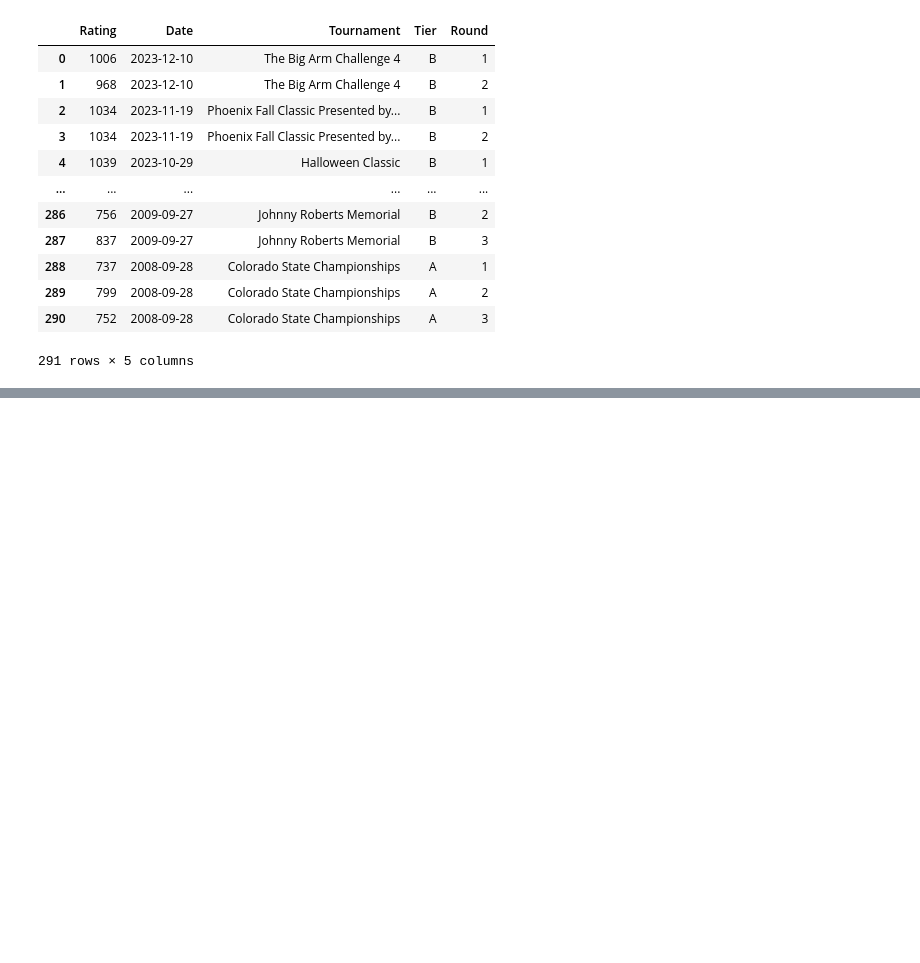
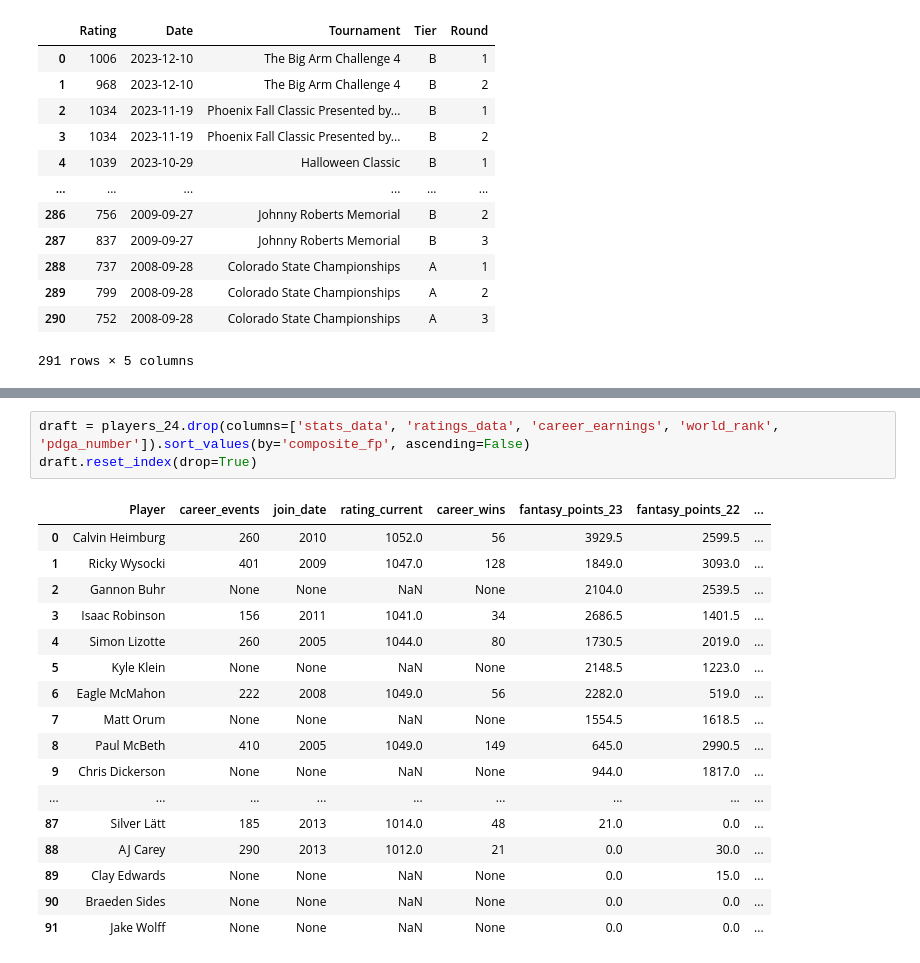
Before and after one commit to DustinEagar/fantasy_dgpt, a Jupyter notebook: fantasy_dg.ipynb, the cells around one changed output, grey strips where cells are left out. Cells and saved outputs as stored; diff of their text form; blank space fills up the shorter version.

```diff
--- a/fantasy_dg.ipynb
+++ b/fantasy_dg.ipynb
@@ -341,0 +523,21 @@ pd.DataFrame(players_24.iloc[0]['ratings_data'][0])
+# %%
+draft = players_24.drop(columns=['stats_data', 'ratings_data', 'career_earnings', 'world_rank', 'pdga_number']).sort_values(by='composite_fp', ascending=False)
+draft.reset_index(drop=True)
+# %% [output]
+|  | Player | career_events | join_date | rating_current | career_wins | fantasy_points_23 | fantasy_points_22 | ... |
+| 0 | Calvin Heimburg | 260 | 2010 | 1052.0 | 56 | 3929.5 | 2599.5 | ... |
+| 1 | Ricky Wysocki | 401 | 2009 | 1047.0 | 128 | 1849.0 | 3093.0 | ... |
+| 2 | Gannon Buhr | None | None | NaN | None | 2104.0 | 2539.5 | ... |
+| 3 | Isaac Robinson | 156 | 2011 | 1041.0 | 34 | 2686.5 | 1401.5 | ... |
+| 4 | Simon Lizotte | 260 | 2005 | 1044.0 | 80 | 1730.5 | 2019.0 | ... |
+| 5 | Kyle Klein | None | None | NaN | None | 2148.5 | 1223.0 | ... |
+| 6 | Eagle McMahon | 222 | 2008 | 1049.0 | 56 | 2282.0 | 519.0 | ... |
+| 7 | Matt Orum | None | None | NaN | None | 1554.5 | 1618.5 | ... |
+| 8 | Paul McBeth | 410 | 2005 | 1049.0 | 149 | 645.0 | 2990.5 | ... |
+| 9 | Chris Dickerson | None | None | NaN | None | 944.0 | 1817.0 | ... |
+| ... | ... | ... | ... | ... | ... | ... | ... | ... |
+| 87 | Silver Lätt | 185 | 2013 | 1014.0 | 48 | 21.0 | 0.0 | ... |
+| 88 | AJ Carey | 290 | 2013 | 1012.0 | 21 | 0.0 | 30.0 | ... |
+| 89 | Clay Edwards | None | None | NaN | None | 0.0 | 15.0 | ... |
+| 90 | Braeden Sides | None | None | NaN | None | 0.0 | 0.0 | ... |
+| 91 | Jake Wolff | None | None | NaN | None | 0.0 | 0.0 | ... |
```
Also changed, not shown: parts of 15 cells of this notebook, 1 other file.
